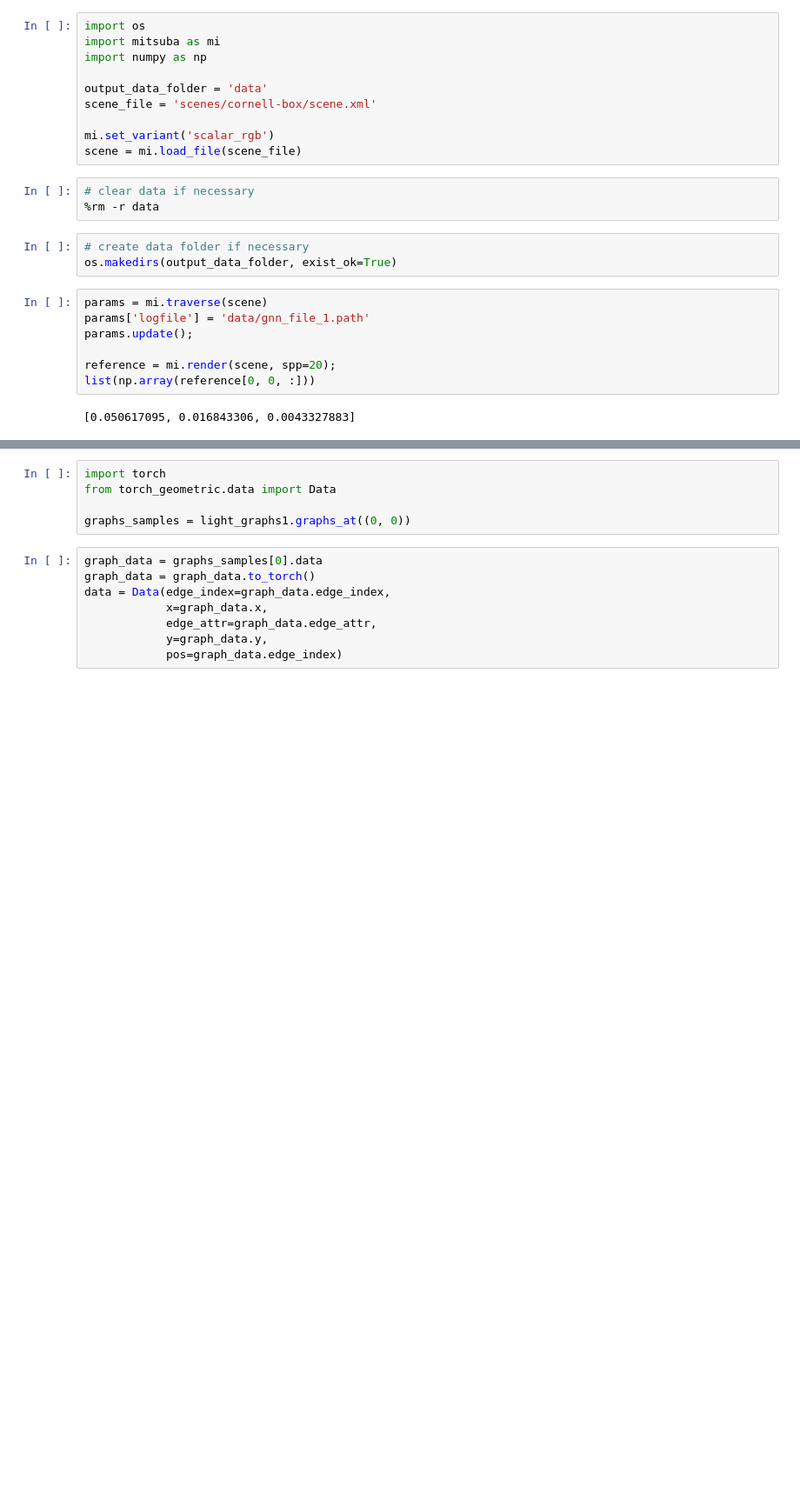
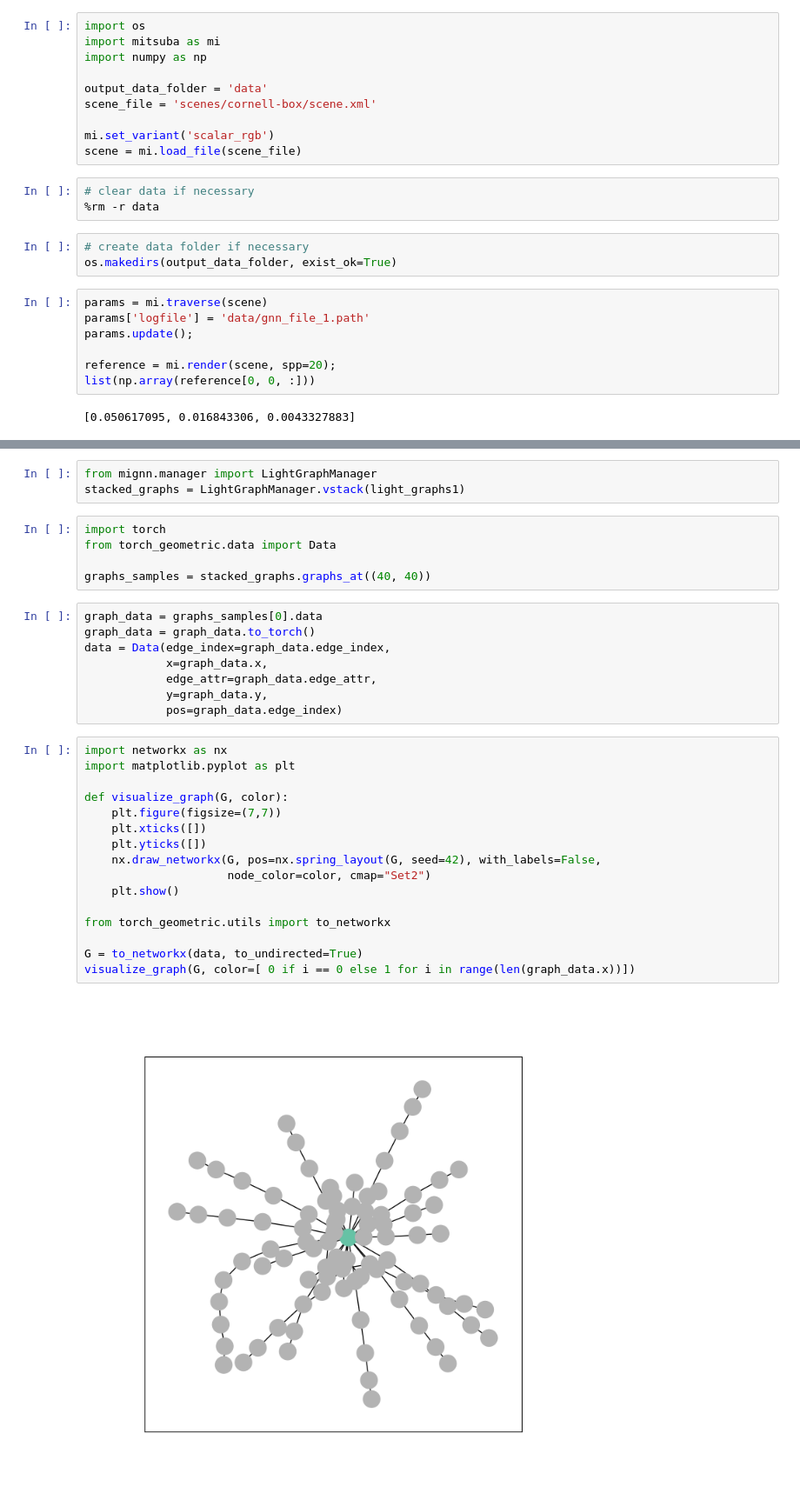
Before and after one commit to jbuisine/mignn, a Jupyter notebook: notebooks/mignn_cornell.ipynb, the cells around one changed output, grey strips where cells are left out. Shown at 87% size. Drawn from its saved outputs; the diff is of its cells as text; blank space fills up the shorter version.

```diff
--- a/notebooks/mignn_cornell.ipynb
+++ b/notebooks/mignn_cornell.ipynb
@@ -53,8 +35,11 @@ Connections build 100.00%
+# %%
+from mignn.manager import LightGraphManager
+stacked_graphs = LightGraphManager.vstack(light_graphs1)
 # %%
 import torch
 from torch_geometric.data import Data
 
-graphs_samples = light_graphs1.graphs_at((0, 0))
+graphs_samples = stacked_graphs.graphs_at((40, 40))
 # %%
 graph_data = graphs_samples[0].data
 graph_data = graph_data.to_torch()
@@ -63,6 +48,24 @@ data = Data(edge_index=graph_data.edge_index,
             edge_attr=graph_data.edge_attr,
             y=graph_data.y,
             pos=graph_data.edge_index)
+# %%
+import networkx as nx
+import matplotlib.pyplot as plt
+
+def visualize_graph(G, color):
+    plt.figure(figsize=(7,7))
+    plt.xticks([])
+    plt.yticks([])
+    nx.draw_networkx(G, pos=nx.spring_layout(G, seed=42), with_labels=False,
+                     node_color=color, cmap="Set2")
+    plt.show()
+
+from torch_geometric.utils import to_networkx
+
+G = to_networkx(data, to_undirected=True)
+visualize_graph(G, color=[ 0 if i == 0 else 1 for i in range(len(graph_data.x))])
+# %% [output]
+[figure, added]
 # %%
 %matplotlib widget
 
```
Also changed, not shown: parts of 3 cells of this notebook, 9 other files.
